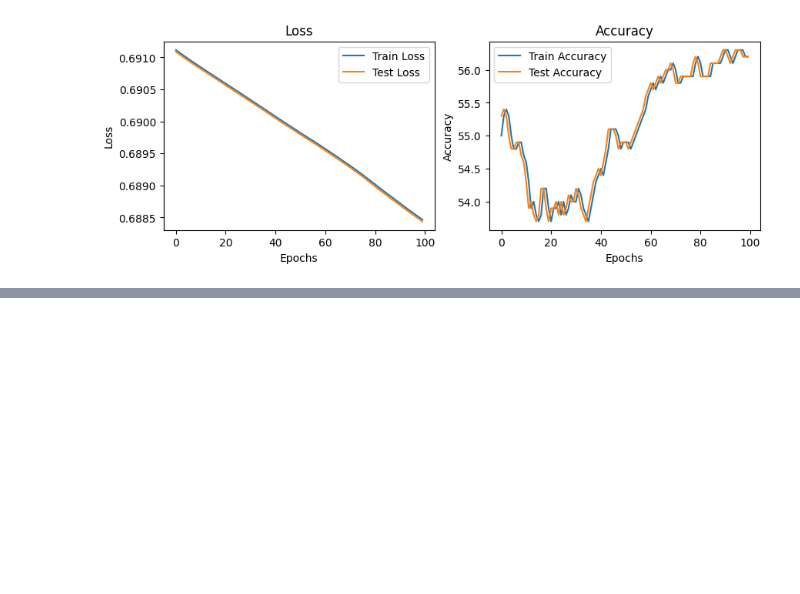
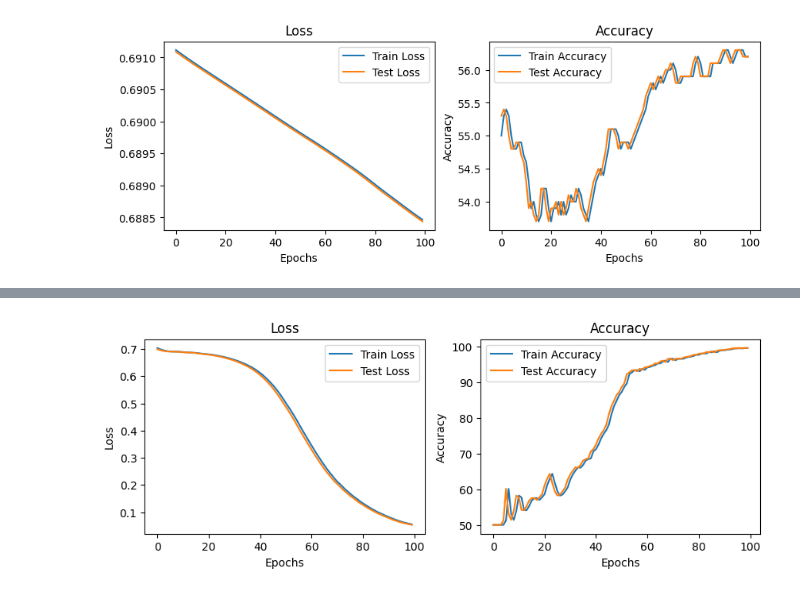
Before and after one commit to YashChaudhary16/PyTorch, a Jupyter notebook: 02_Neural_Network_Classification.ipynb, the cells around one changed output, grey strips where cells are left out. Drawn from its saved outputs; the diff is of its cells as text; code cells hidden in the pictures; blank space fills up the shorter version.

```diff
--- a/02_Neural_Network_Classification.ipynb
+++ b/02_Neural_Network_Classification.ipynb
@@ -275,8 +296,8 @@ loss = nn.BCEWithLogitsLoss()
 optimizer = torch.optim.SGD(params=model_1.parameters(),
                              lr=0.1)
 # %%
-train_loss, test_loss = [], []
-trian_accuracy, test_accuracy = [], []
+train_loss_nl, test_loss_nl = [], []
+trian_accuracy_nl, test_accuracy_nl = [], []
 
 # Set Seeds
 torch.manual_seed(42)
@@ -294,10 +315,10 @@ for epoch in range(epochs):
   y_logits = model_1(X_train).squeeze()
   y_pred = torch.round(torch.sigmoid(y_logits))
   acc_train = accuracy_fn(y_train.cpu(), y_pred.cpu())
-  trian_accuracy.append(acc_train)
+  trian_accuracy_nl.append(acc_train)
 
   loss_train = loss(y_logits, y_train)
-  train_loss.append(loss_train.detach().numpy())
+  train_loss_nl.append(loss_train.detach().numpy())
 
   optimizer.zero_grad()
 
@@ -315,5 +336,5 @@ for epoch in range(epochs):
 
     acc_test = accuracy_fn(y_true=y_test.cpu(), y_pred=y_pred_test.cpu())
 
-    test_accuracy.append(acc_test)
-    test_loss.append(loss_test.detach().numpy())
+    test_accuracy_nl.append(acc_test)
+    test_loss_nl.append(loss_test.detach().numpy())
@@ -346,0 +362,15 @@ model_history(epochs=epochs, train_loss=train_loss, test_loss=test_loss, train_a
+# %%
+class CirclePointsModel2(nn.Module):
+  def __init__(self):
+    super().__init__()
+    self.layer_1 = nn.Linear(in_features=2, out_features=4)
+    self.layer_2 = nn.Linear(in_features=4, out_features=8)
+    self.layer_3 = nn.Linear(in_features=8, out_features=16) ## Added one more layer & changed number of neurons
+    self.layer_4 = nn.Linear(in_features=16, out_features=1)
+    self.relu = nn.ReLU()
+
+  def forward(self, x):
+    return self.layer_4(self.relu(self.layer_3(self.relu(self.layer_2(self.relu(self.layer_1(x)))))))
+
+model_2 = CirclePointsModel2()
+model_2
@@ -346,0 +385,5 @@ model_history(epochs=epochs, train_loss=train_loss, test_loss=test_loss, train_a
+# %%
+# Loss Function & Optimizer
+
+loss_fn = nn.BCEWithLogitsLoss()
+optimizer = torch.optim.Adam(params=model_2.parameters(), lr=0.01) # Changed optimizer and LR.
@@ -346,0 +438,8 @@ model_history(epochs=epochs, train_loss=train_loss, test_loss=test_loss, train_a
+# %%
+model_history(epochs=epochs,
+              train_loss=train_loss_nl_tuned,
+              test_loss=test_loss_nl_tuned,
+              train_accuracy=train_accuracy_nl_tuned,
+              test_accuracy=test_accuracy_nl_tuned)
+# %% [output]
+[figure, added]
```
Also changed, not shown: parts of 13 cells of this notebook.
